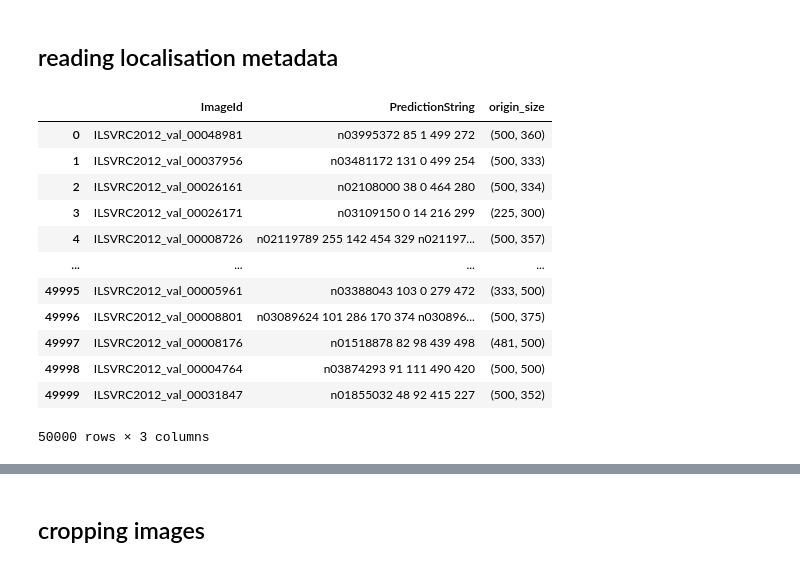
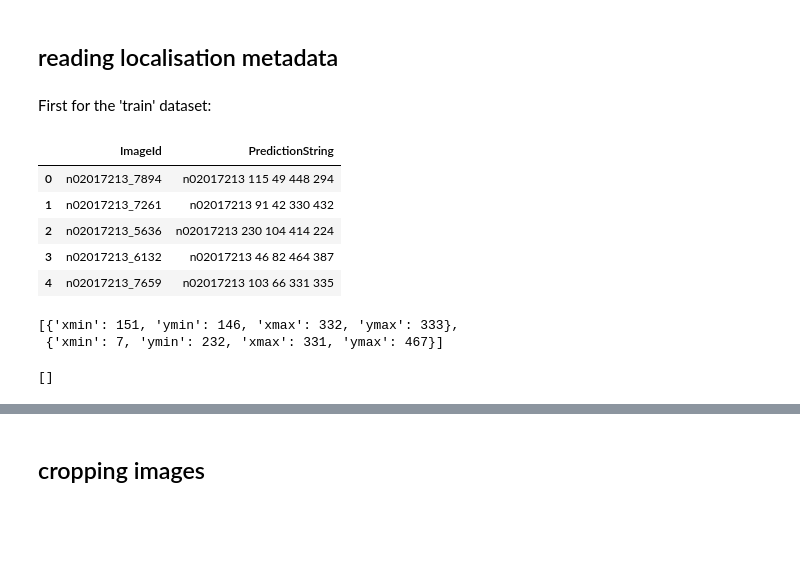
Before and after one commit to bicv/Retinotopy, a Jupyter notebook: 05_imagenet_boxes_dataset.ipynb, the cells around one changed output, grey strips where cells are left out. Drawn from its saved outputs; the diff is of its cells as text; code cells hidden in the pictures; blank space fills up the shorter version.

```diff
--- a/05_imagenet_boxes_dataset.ipynb
+++ b/05_imagenet_boxes_dataset.ipynb
@@ -22,23 +22,3 @@ args.folders, args.root, args.target_root
 (['val', 'train'], 'data/Imagenet_full', 'data/Imagenet_bbox')
 # %% [markdown]
 ## reading localisation metadata
-# %%
-for folder in args.folders :
-    with open(args.annotations, 'r') as csv_file:
-        df_data = pd.read_csv(csv_file)
-# %%
-df_data
-# %% [output]
-|  | ImageId | PredictionString | origin_size |
-| 0 | ILSVRC2012_val_00048981 | n03995372 85 1 499 272 | (500, 360) |
-| 1 | ILSVRC2012_val_00037956 | n03481172 131 0 499 254 | (500, 333) |
-| 2 | ILSVRC2012_val_00026161 | n02108000 38 0 464 280 | (500, 334) |
-| 3 | ILSVRC2012_val_00026171 | n03109150 0 14 216 299 | (225, 300) |
-| 4 | ILSVRC2012_val_00008726 | n02119789 255 142 454 329 n021197... | (500, 357) |
-| ... | ... | ... | ... |
-| 49995 | ILSVRC2012_val_00005961 | n03388043 103 0 279 472 | (333, 500) |
-| 49996 | ILSVRC2012_val_00008801 | n03089624 101 286 170 374 n030896... | (500, 375) |
-| 49997 | ILSVRC2012_val_00008176 | n01518878 82 98 439 498 | (481, 500) |
-| 49998 | ILSVRC2012_val_00004764 | n03874293 91 111 490 420 | (500, 500) |
-| 49999 | ILSVRC2012_val_00031847 | n01855032 48 92 415 227 | (500, 352) |
-50000 rows × 3 columns
@@ -57,0 +25,2 @@ def get_boxes(df, value):
+# %% [markdown]
+First for the 'train' dataset:
@@ -57,0 +41,20 @@ def get_boxes(df, value):
+# %%
+with open(f'{DATAROOT}/LOC_train_solution.csv', 'r') as csv_file:
+    df_data = pd.read_csv(csv_file)
+df_data.head()
+# %% [output]
+|  | ImageId | PredictionString |
+| 0 | n02017213_7894 | n02017213 115 49 448 294 |
+| 1 | n02017213_7261 | n02017213 91 42 330 432 |
+| 2 | n02017213_5636 | n02017213 230 104 414 224 |
+| 3 | n02017213_6132 | n02017213 46 82 464 387 |
+| 4 | n02017213_7659 | n02017213 103 66 331 335 |
+# %%
+get_boxes(df_data, 'n02099849_2300')
+# %% [output]
+[{'xmin': 151, 'ymin': 146, 'xmax': 332, 'ymax': 333},
+ {'xmin': 7, 'ymin': 232, 'xmax': 331, 'ymax': 467}]
+# %%
+get_boxes(df_data, 'n01440764_32420')
+# %% [output]
+[]
```
Also changed, not shown: parts of 6 cells of this notebook, 7 other files.
